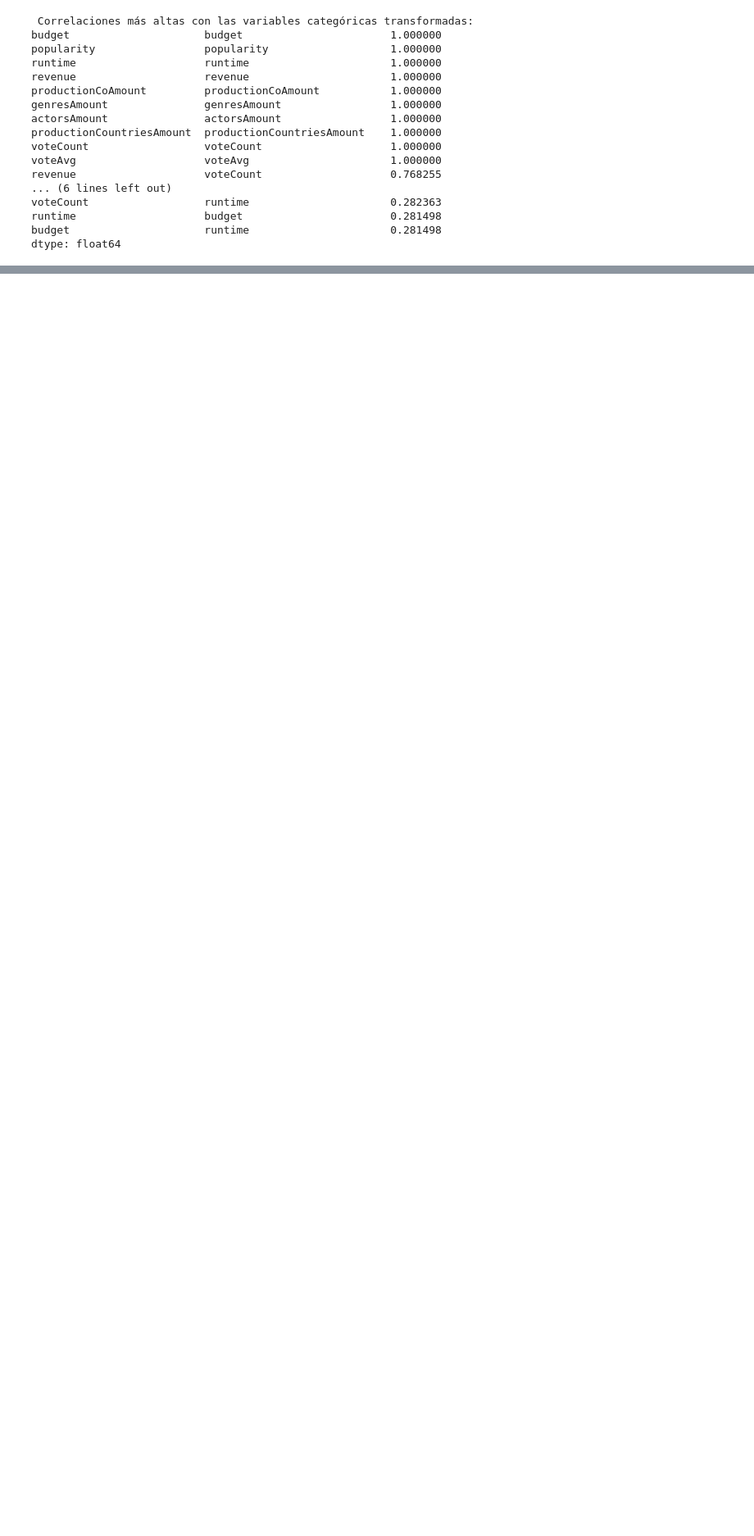
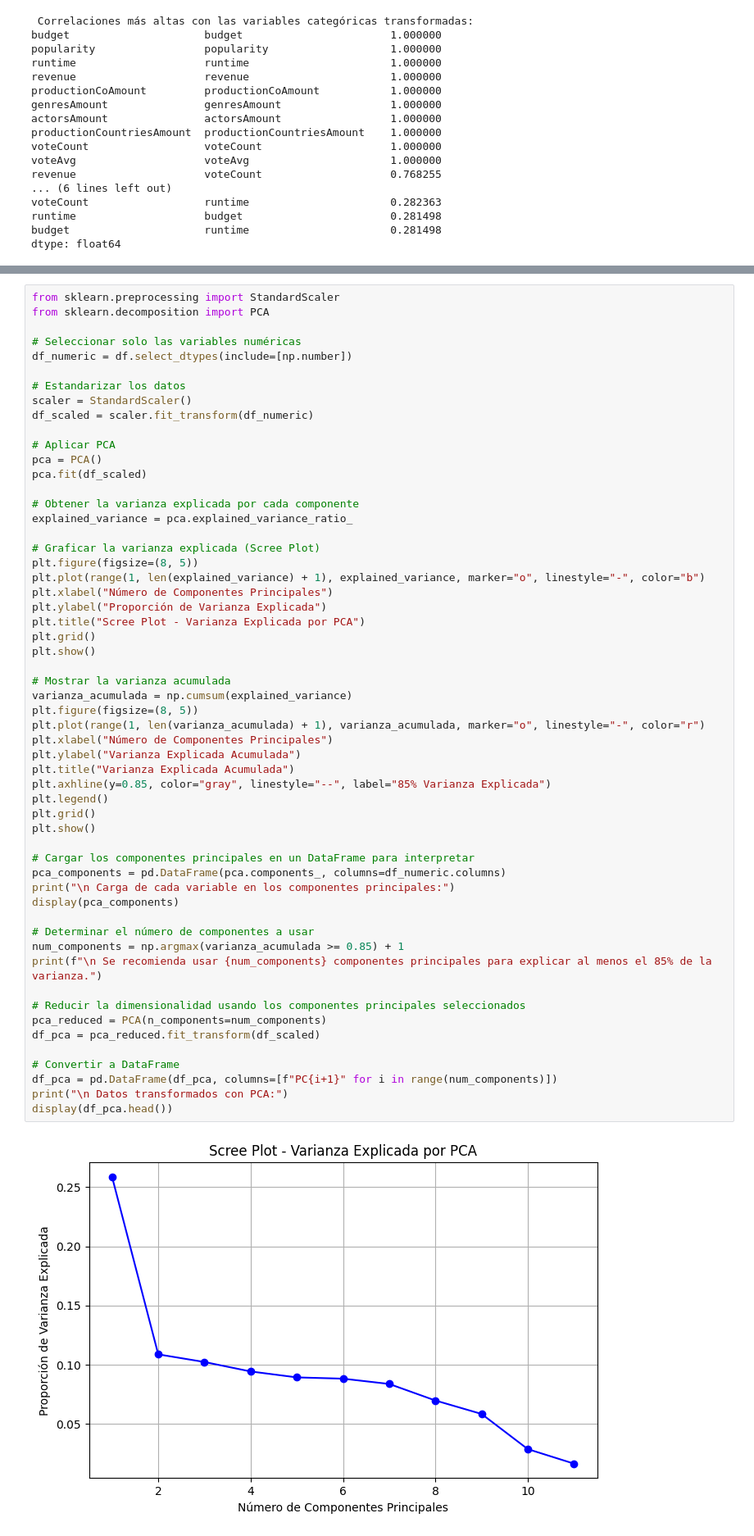
Before and after one commit to EstebanZG999/HT2Mineria, a Jupyter notebook: src/raw_ejercicios/PCA.ipynb, the cells around one changed output, grey strips where cells are left out. Shown: that part at 82% size. Saved outputs shown, nothing was run; the diff lists cells and outputs as text; blank space fills up the shorter version.

```diff
--- a/src/raw_ejercicios/PCA.ipynb
+++ b/src/raw_ejercicios/PCA.ipynb
@@ -107,0 +110,58 @@ dtype: float64
+# %%
+from sklearn.preprocessing import StandardScaler
+from sklearn.decomposition import PCA
+
+# Seleccionar solo las variables numéricas
+df_numeric = df.select_dtypes(include=[np.number])
+
+# Estandarizar los datos
+scaler = StandardScaler()
+df_scaled = scaler.fit_transform(df_numeric)
+
+# Aplicar PCA
+pca = PCA()
+pca.fit(df_scaled)
+
+# Obtener la varianza explicada por cada componente
+explained_variance = pca.explained_variance_ratio_
+
+# Graficar la varianza explicada (Scree Plot)
+plt.figure(figsize=(8, 5))
+plt.plot(range(1, len(explained_variance) + 1), explained_variance, marker="o", linestyle="-", color="b")
+plt.xlabel("Número de Componentes Principales")
+plt.ylabel("Proporción de Varianza Explicada")
+plt.title("Scree Plot - Varianza Explicada por PCA")
+plt.grid()
+plt.show()
+
+# Mostrar la varianza acumulada
+varianza_acumulada = np.cumsum(explained_variance)
+plt.figure(figsize=(8, 5))
+plt.plot(range(1, len(varianza_acumulada) + 1), varianza_acumulada, marker="o", linestyle="-", color="r")
+plt.xlabel("Número de Componentes Principales")
+plt.ylabel("Varianza Explicada Acumulada")
+plt.title("Varianza Explicada Acumulada")
+plt.axhline(y=0.85, color="gray", linestyle="--", label="85% Varianza Explicada")
+plt.legend()
+plt.grid()
+plt.show()
+
+# Cargar los componentes principales en un DataFrame para interpretar
+pca_components = pd.DataFrame(pca.components_, columns=df_numeric.columns)
+print("\n Carga de cada variable en los componentes principales:")
+display(pca_components)
+
+# Determinar el número de componentes a usar
+num_components = np.argmax(varianza_acumulada >= 0.85) + 1
+print(f"\n Se recomienda usar {num_components} componentes principales para explicar al menos el 85% de la varianza.")
+
+# Reducir la dimensionalidad usando los componentes principales seleccionados
+pca_reduced = PCA(n_components=num_components)
+df_pca = pca_reduced.fit_transform(df_scaled)
+
+# Convertir a DataFrame
+df_pca = pd.DataFrame(df_pca, columns=[f"PC{i+1}" for i in range(num_components)])
+print("\n Datos transformados con PCA:")
+display(df_pca.head())
+# %% [output]
+[figure, added]
```
Also changed, not shown: parts of 3 cells of this notebook.
